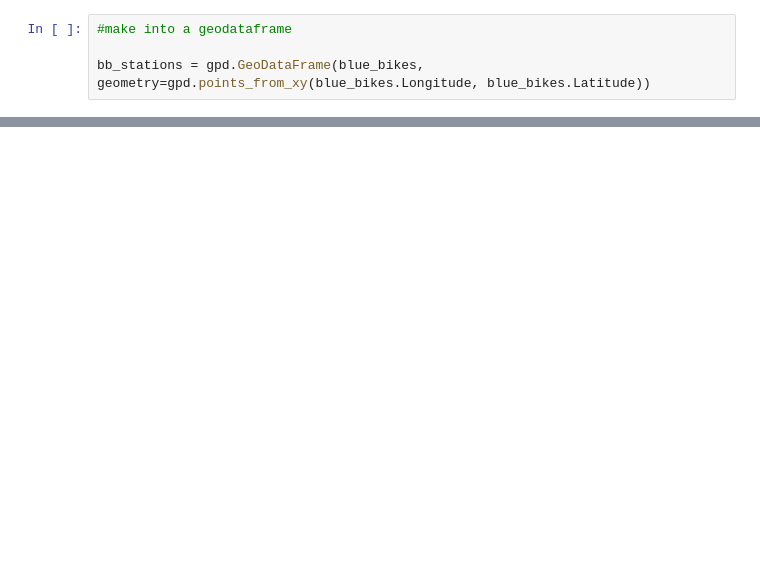
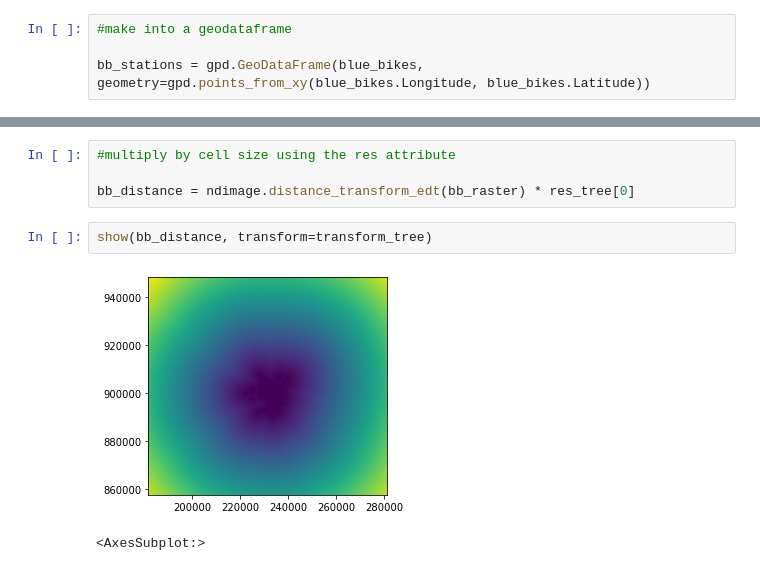
Before and after one commit to gingerleib/outdoor-recreation, a Jupyter notebook: Outdoor_Rec_Analysis.ipynb, the cells around one changed output, grey strips where cells are left out. Cells and saved outputs as stored; diff of their text form; blank space fills up the shorter version.

```diff
--- a/Outdoor_Rec_Analysis.ipynb
+++ b/Outdoor_Rec_Analysis.ipynb
@@ -599,0 +644,9 @@ Datum: NAD83 (National Spatial Reference System 2011)
+# %%
+#multiply by cell size using the res attribute
+
+bb_distance = ndimage.distance_transform_edt(bb_raster) * res_tree[0]
+# %%
+show(bb_distance, transform=transform_tree)
+# %% [output]
+[figure, added]
+<AxesSubplot:>
```
Also changed, not shown: parts of 12 cells of this notebook.
